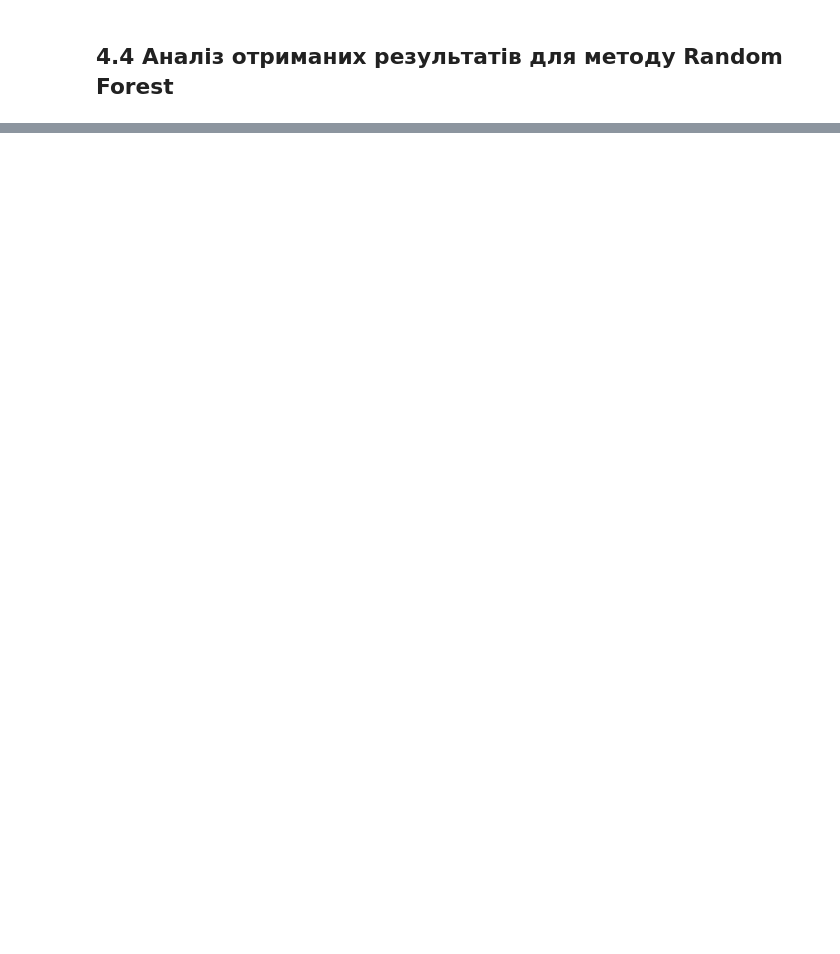
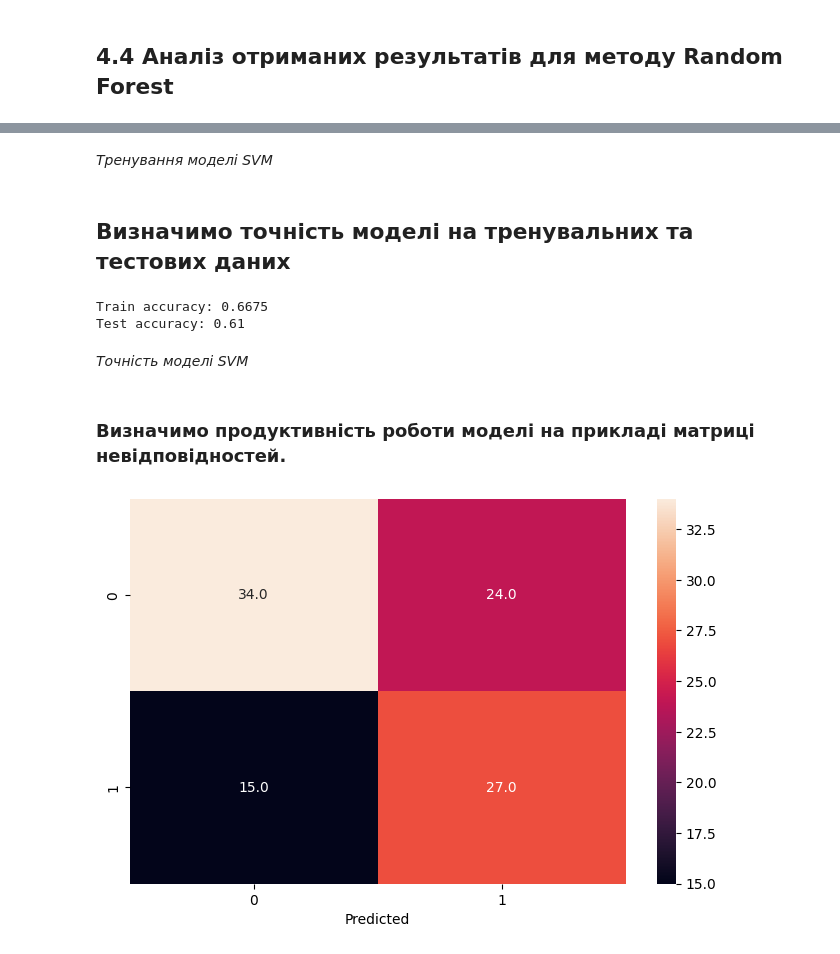
Before and after one commit to SideShowBoBGOT/DataAnalysisFourthSemester, a Jupyter notebook: CourseWork/work.ipynb, the cells around one changed output, grey strips where cells are left out. Cells and saved outputs as stored; diff of their text form; code cells hidden in the pictures; blank space fills up the shorter version.

```diff
--- a/CourseWork/work.ipynb
+++ b/CourseWork/work.ipynb
@@ -282,0 +349,12 @@ roc(log_reg, x_test, y_test)
+# %%
+from sklearn.svm import SVC
+import numpy as np
+df_svm = df.sample(n=500)
+x = df_svm.iloc[:, :-1]
+y = df_svm.iloc[:, -1]
+x_train, x_test, y_train, y_test = train_test_split(x, y, test_size=0.2, train_size=0.8, random_state=0)
+c = [x for x in range(10)]
+params = {'C': c, 'kernel': ['rbf', 'linear']}
+svc = SVC(gamma='auto', probability=True)
+svc_model = GridSearchCV(svc, param_grid=params, cv=3, n_jobs=5)
+svc_model.fit(x_train, y_train)
@@ -282,0 +382,18 @@ roc(log_reg, x_test, y_test)
+# %% [markdown]
+*Тренування моделі SVM*
+# %% [markdown]
+## Визначимо точність моделі на тренувальних та тестових даних
+# %%
+print(f'Train accuracy: {round(svc_model.score(x_train, y_train), 5)}')
+print(f'Test accuracy: {round(svc_model.score(x_test, y_test), 5)}')
+# %% [output]
+Train accuracy: 0.6675
+Test accuracy: 0.61
+# %% [markdown]
+*Точність моделі SVM*
+# %% [markdown]
+### Визначимо продуктивність роботи моделі на прикладі матриці невідповідностей.
+# %%
+conf_mat(svc_model, x_test, y_test)
+# %% [output]
+[figure, added]
```
Also changed, not shown: parts of 44 cells of this notebook.
